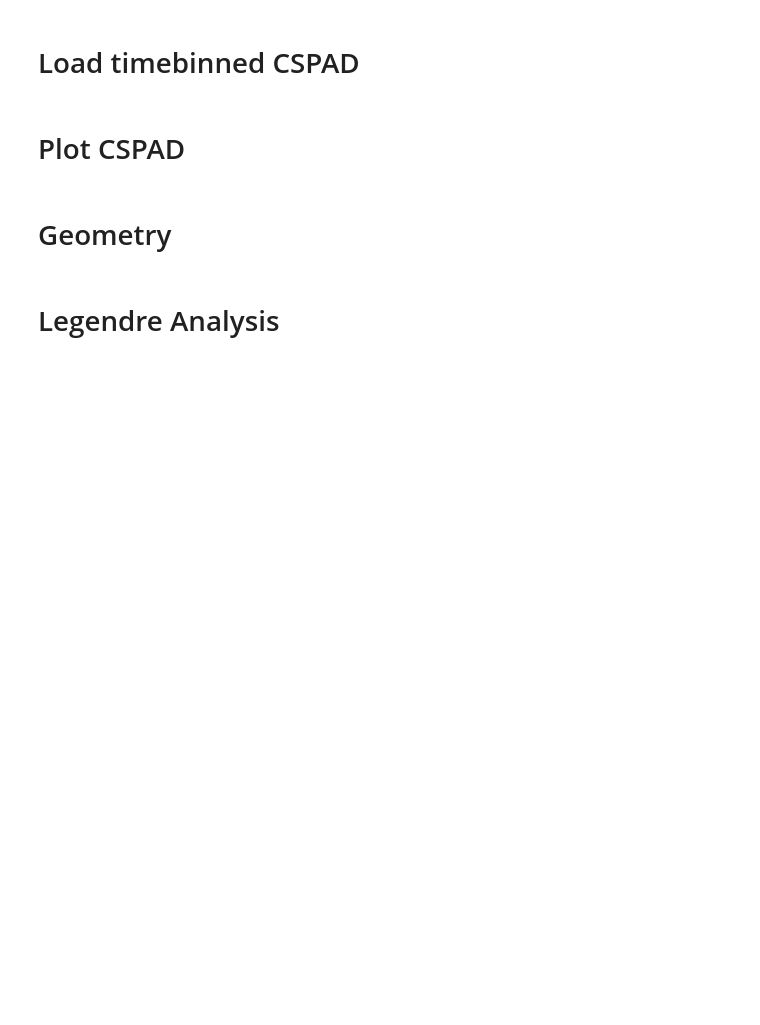
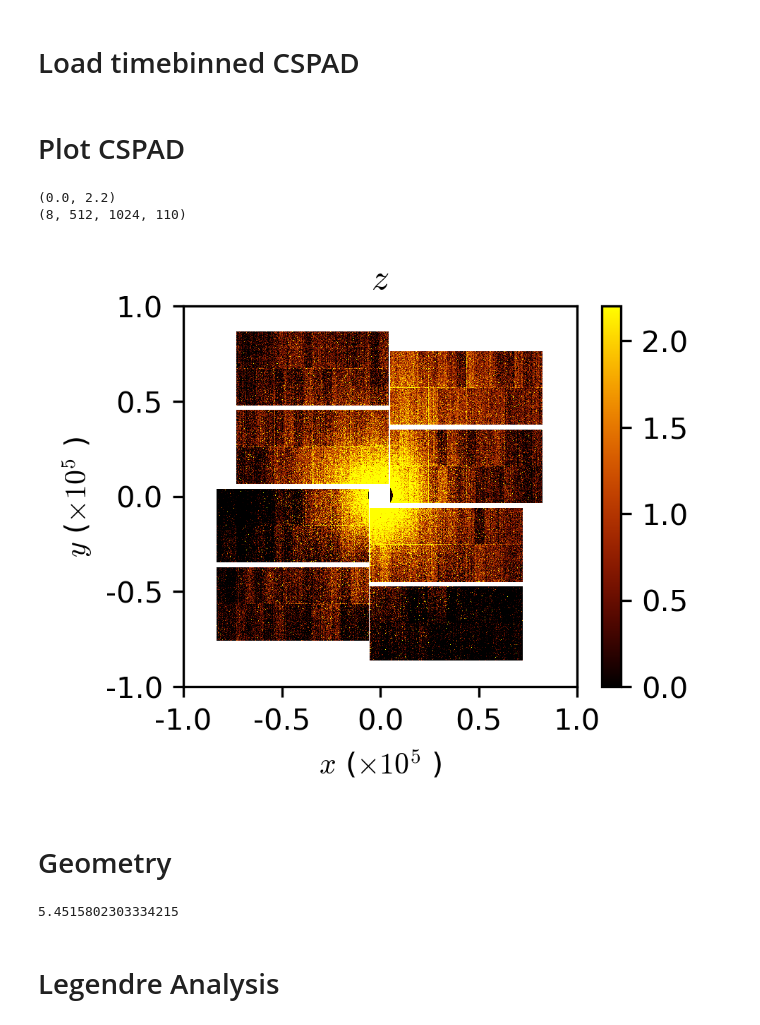
Before and after one commit to igabalski/Analysis-Tutorials, a Jupyter notebook: Template-Notebooks/LegendreAnalysis.ipynb, the cells around one changed output. Saved outputs shown, nothing was run; the diff lists cells and outputs as text; code cells hidden in the pictures; blank space fills up the shorter version.

Commit message:
Uncalibrated pixel to Q conversion

```diff
--- a/Template-Notebooks/LegendreAnalysis.ipynb
+++ b/Template-Notebooks/LegendreAnalysis.ipynb
@@ -2,8 +2,8 @@
 # Experiment and path specification
 # %%
 # Specify the experiment for analysis
-experiment='cxic00318'
-runNumber = 123
+experiment='cxix40218'
+runNumber = 50
 
 # Set the installation and output path
 import os
@@ -55,46 +61,52 @@ from IPython.display import clear_output
 from plotStyles import *
 
 def plotCSPAD( cspad , x , y, cspadMask=None, zLims = None, divergent=False, NTILE=8 ):
     figOpts = {'xLims':[-1e5,1e5],'yLims':[-1e5,1e5],'divergent':divergent, 'xIn':3, 'yIn':3*11.5/14.5}
 
     if zLims is not None:
         figOpts['zLims'] = zLims
 
     for iTile in range(NTILE):
 
         if cspadMask is not None:
             cspadTile = cspad[iTile,:,:]
             tileMask = ~cspadMask[iTile,:,:]
             cspadTile[tileMask] = 0
 
         if iTile == 0:
             newFigure = True
         else:
             newFigure = False
 
         clear_output()
         colorPlot( x[iTile,:,:], y[iTile,:,:], cspadTile , newFigure=newFigure, **figOpts);
 
 x,y = CSPADgeometry(detType='Jungfrau', run=runNumber, experiment=experiment)
 # cspadMask = createMask(detType='Jungfrau', run=runNumber, experiment=experiment)
 cspadMask = np.ones_like(x).astype(bool)
 
-CSPADbinned = 1e7*np.copy(CSPAD)
-CSPADbinned[CSPADbinned>10]=0
-
-plotCSPAD( 1000*(CSPADbinned[:,:,:,2]-CSPADbinned[:,:,:,1]), x , y , cspadMask=cspadMask, divergent=True, NTILE=8 )
+CSPADbinned = 1e-2*np.copy(CSPAD)
+# CSPADbinned[CSPADbinned>10]=0
+CSPAD2plot = np.nansum(CSPADbinned[:,:,:,:],axis=-1)#-CSPADbinned[:,:,:,53]
+plotCSPAD( CSPAD2plot, x , y , zLims=[0,2],
+          cspadMask=cspadMask, divergent=False, NTILE=8 )
 # plotCSPAD( np.sum(CSPADbinned[:,:,:,:], axis=-1), x , y , cspadMask=cspadMask, divergent=False, NTILE=8 )
 
 print CSPADbinned.shape
+# %% [output]
+(0.0, 2.2)
+(8, 512, 1024, 110)
+[figure, added]
 # %% [markdown]
 # Geometry
 # %%
-# Read in geometry and geometry measure during beamtime
-XC,YC = 88097, 93696
+# Read in geometry and measure during beamtime
+
+XC,YC = 88097, 93696 # center pixel locations
 X=np.array(x-XC)
 Y=np.array(y-YC)
 R=np.sqrt(np.power(X,2)+np.power(Y,2))
-L=69e3
+L=69e3 # length between cell and
 
 # Use two-theta to calculate Q
 TwoTheta=np.arctan(R/L)
@@ -106,6 +118,11 @@ THETAD = TwoTheta;
 # Form the Thomson correction factor
 # THOMSON_CORRECTION = PHID;
 THOMSON_CORRECTION = ((np.sin(PHID)**2+np.cos(THETAD)**2.*np.cos(PHID)**2));
+
+# Specify detector type ('Jungfrau' or 'CSPAD')
+detType = 'Jungfrau'
+# %% [output]
+5.4515802303334215
 # %% [markdown]
 # Legendre Analysis
 # %% [markdown]
```
Also changed, not shown: parts of 6 cells of this notebook.
